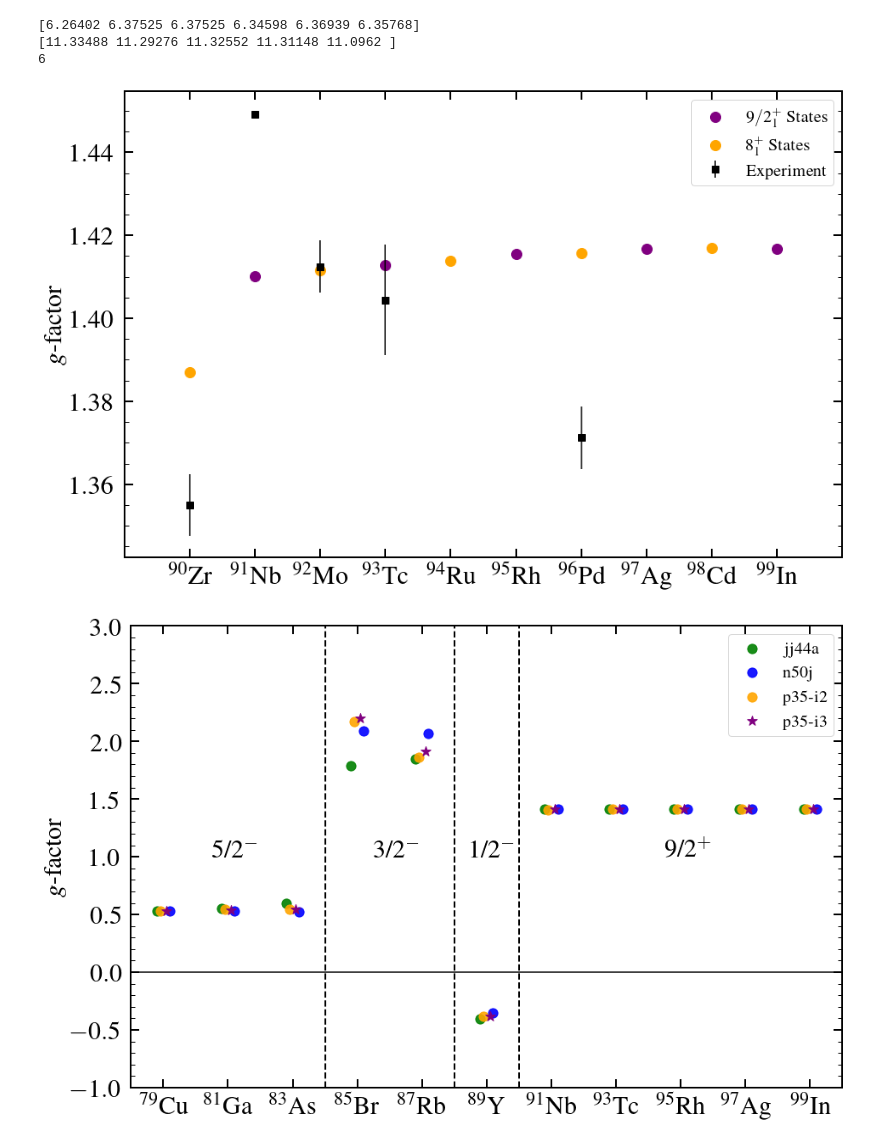
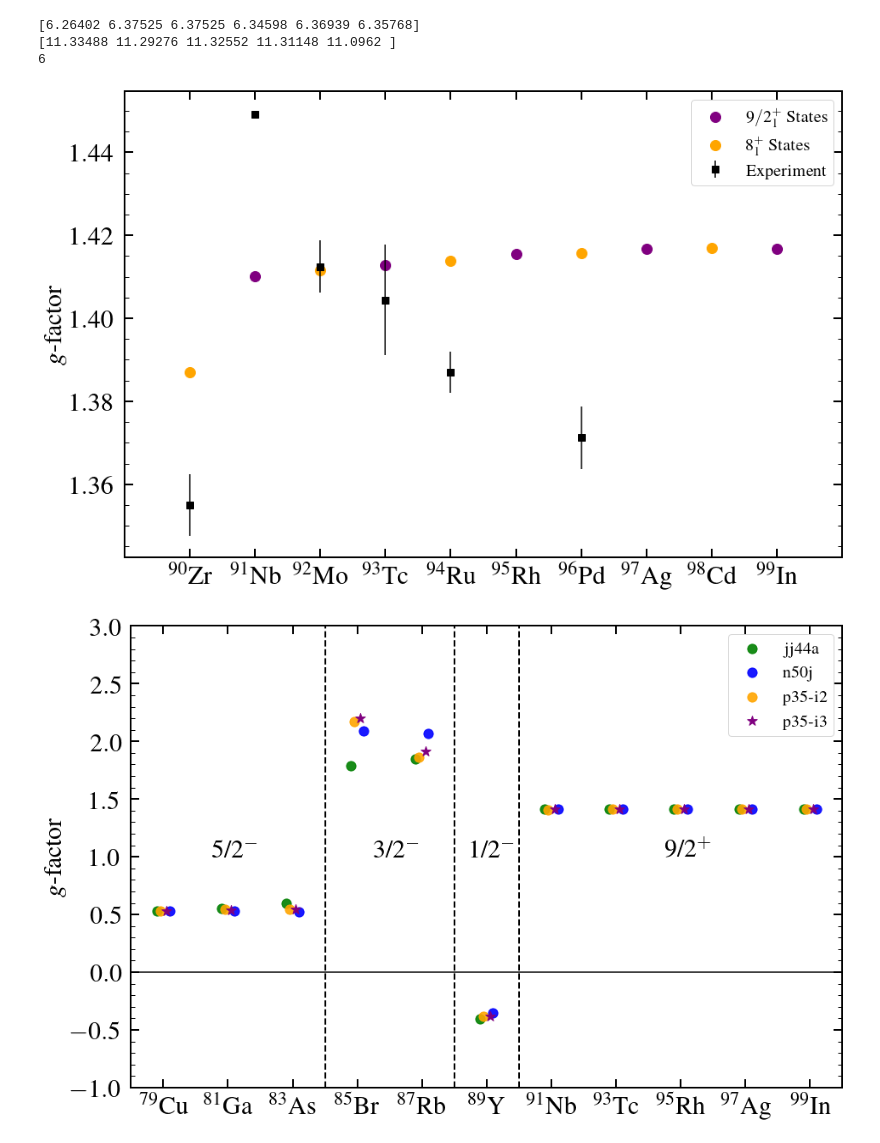
Before and after one commit to JordanPurcell/Research, a Jupyter notebook: plots/EM_properties.ipynb, the cells around one changed output. Drawn from its saved outputs; the diff is of its cells as text; code cells hidden in the pictures.

```diff
--- a/plots/EM_properties.ipynb
+++ b/plots/EM_properties.ipynb
@@ -252,24 +252,25 @@ A90_err = [0.06, 0.002, 0.05, 0.06, 0.06]
 # %%
 f, ax = plt.subplots()
 f.set_figwidth(15)
 f.set_figheight(10)
 
 plt.setp(ax, xticks= A90, xticklabels=A90_ticks)
 ax.scatter([A90[int(2*i+1)] for i in range(5)], [A90_mu[2*i+1]/4.5 for i in range(5)], color='purple', s = 145, label='$9/2^+_1$ States')
 ax.scatter([A90[int(2*i)] for i in range(5)], [A90_mu[2*i]/8 for i in range(5)], color='orange', s = 145, label='$8^+_1$ States')
 plt.errorbar([90,91,92,93,96], [A90_exp[i]/A90_exp_J[i] for i in range(len(A90_exp))], yerr=[A90_err[i]/A90_exp_J[i] for i in range(len(A90_exp))],
                     fmt='s', mfc='black', mec='black', ecolor='black', ms=8, label='Experiment')
+plt.errorbar(94, 1.387, yerr=0.005, fmt='s', mfc='black', mec='black', ecolor='black', ms=8)
 ax.set_ylabel('$g$-factor', fontsize=30)
 plt.xlim(89,100)
 #plt.ylim(1.35,1.45)
 plt.tick_params(which="major", direction="in", right=True, top=True, length=10, width=2, labelsize=30, pad=10)
 plt.tick_params(which="minor", direction="in", right=True, top=False, bottom=False, length=5, width=1, labelsize=20)
 ax.xaxis.get_major_ticks()[7].set_pad(4.5)
 plt.legend(fontsize=20)
 plt.minorticks_on()
 plt.show()
 # %% [output]
-[figure, old version]
+[figure, new version]
 # %%
 f, ax = plt.subplots()
 f.set_figwidth(15)
```
Also changed, not shown: parts of 3 cells of this notebook, 5 other files.
